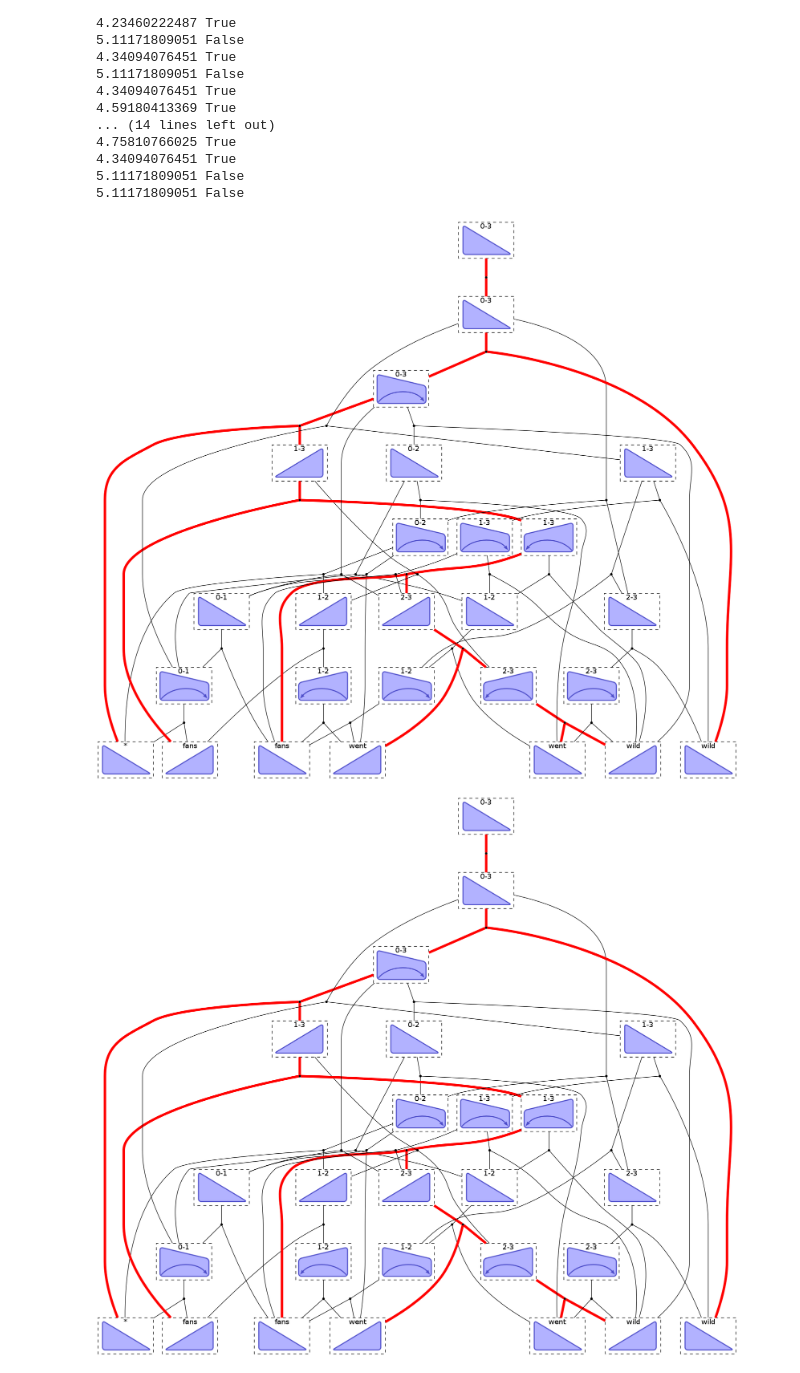
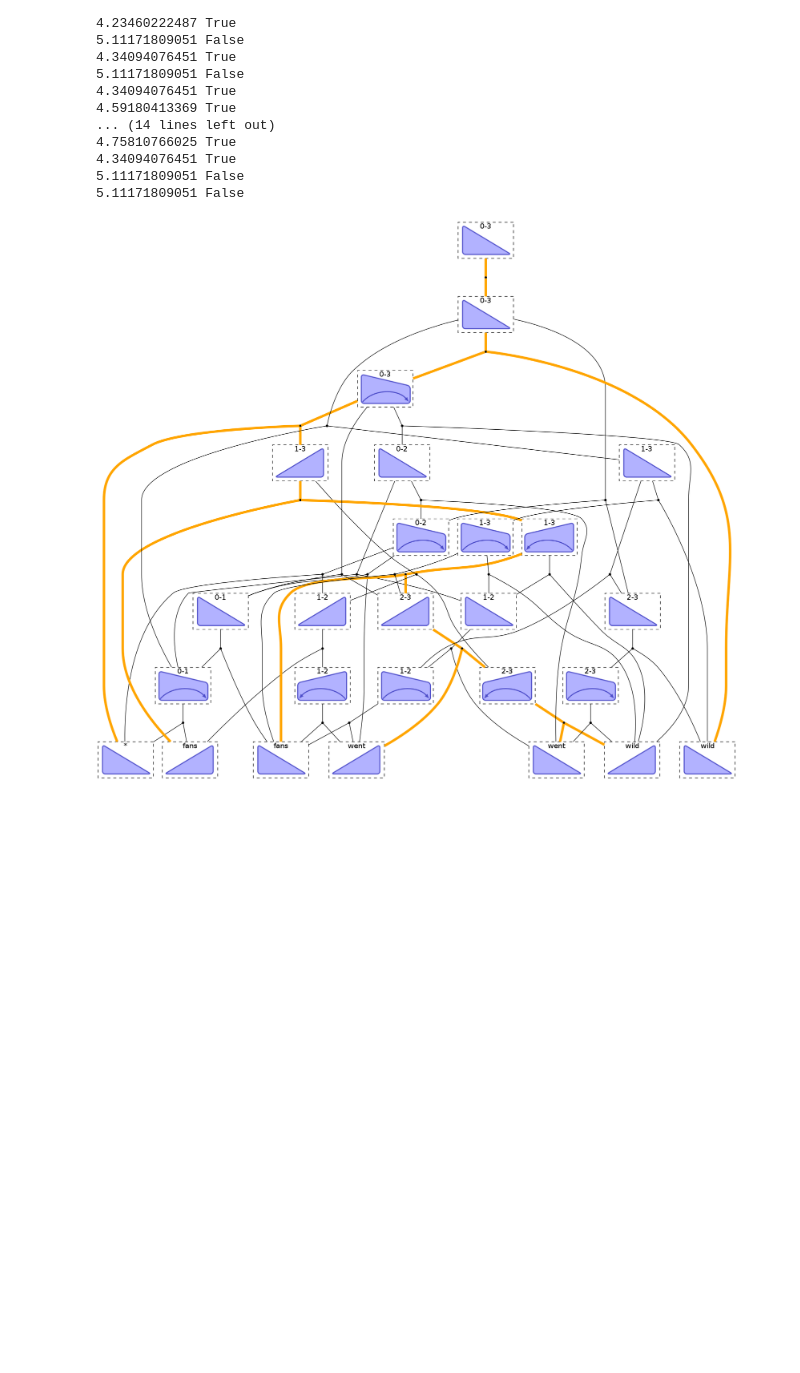
Before and after one commit to srush/PyDecode, a Jupyter notebook: notebooks/parsing.ipynb, the cells around one changed output. Drawn from its saved outputs; the diff is of its cells as text; code cells hidden in the pictures; blank space fills up the shorter version.

```diff
--- a/notebooks/parsing.ipynb
+++ b/notebooks/parsing.ipynb
@@ -153,33 +153,32 @@ class ParseFormat(display.HypergraphPathFormatter):
                 "shape": "rect",
                 "style" : "dashed",
                 "label": "%d-%d"%(label.span[0], label.span[1])
                 if label.span[0] != label.span[1] else
                 (["*"] + sentence.split())[label.span[0]],
 
                 }
     def hypernode_subgraph(self, node):
         label = self.hypergraph.node_label(node)
         if label.span[0] == label.span[1]:
             return [("clust_terminals", label.span[0] + (0.5 if label.dir == Right else 0))]
         return []
     def subgraph_format(self, subgraph):
         return {"rank": "same"}
     def hyperedge_node_attrs(self, edge):
         return {"shape": "point"}
     def hyperedge_attrs(self, edge):
         return {"arrowhead": "none",
-                "color": "red" if edge in self.path else "black",
+                "color": "orange" if edge in self.path else "black",
                 "penwidth": 5 if edge in self.path else 1}
         #return {"arrowhead": "none", "style": "" if edge in self.path else "invis" }
 # "shape": "polygon",
 #                 "skew" : 0.5 if label.dir == Left  else -0.5,
 #                 "sides" : 3 if label.type == Tri else 4,
 
 #display.to_ipython(phyper, ParseFormat(phyper, sentence, path))
 
 # display.to_image(hypergraph, "parse_hypergraph.png", ParseFormat(hypergraph, sentence, path))
 # display.to_image(hypergraph, "parse_hypergraph_no_path.png", ParseFormat(hypergraph, sentence, []))
 display.to_ipython(hypergraph, ParseFormat(hypergraph, sentence, path))
 # %% [output]
-[figure, old version]
+[figure, new version]
-[figure, removed]
```
Also changed, not shown: 11 other files.
